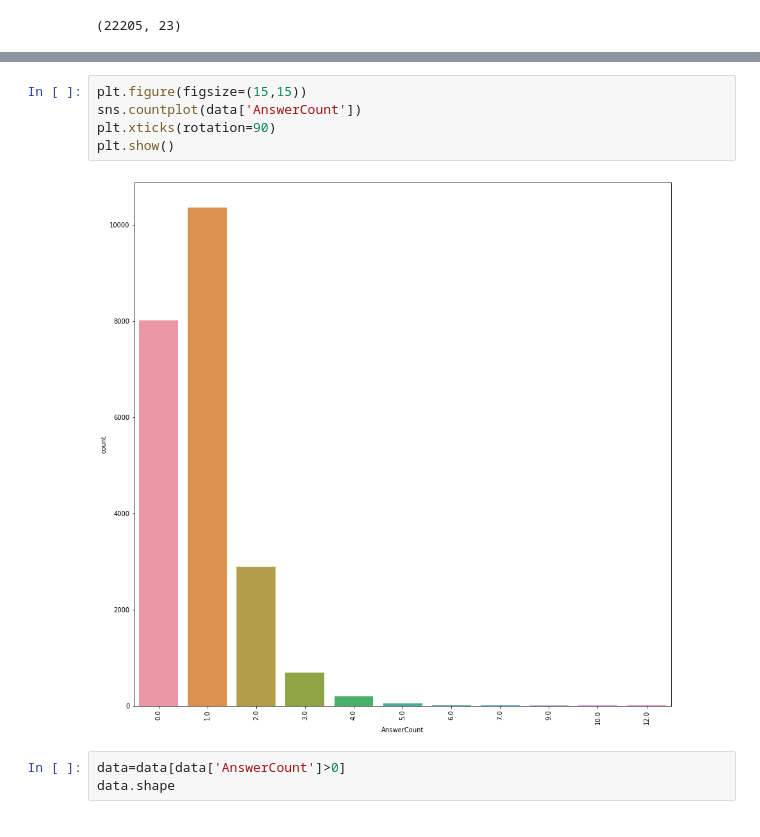
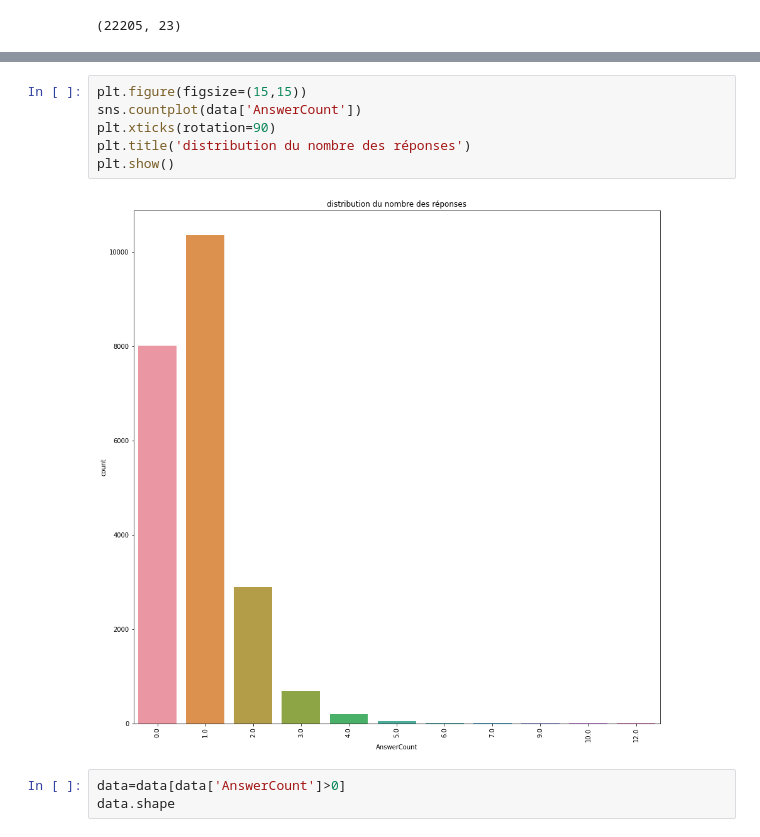
Before and after one commit to Farouk96/Predict_tags_question, a Jupyter notebook: Questions_tags_exploratoire.ipynb, the cells around one changed output, grey strips where cells are left out. Cells and saved outputs as stored; diff of their text form.

```diff
--- a/Questions_tags_exploratoire.ipynb
+++ b/Questions_tags_exploratoire.ipynb
@@ -115,10 +116,11 @@ data.head(1)
 # %%
 plt.figure(figsize=(15,15))
 sns.countplot(data['AnswerCount'])
 plt.xticks(rotation=90)
+plt.title('distribution du nombre des réponses')
 plt.show()
 # %% [output]
-[figure, old version]
+[figure, new version]
 # %%
 data=data[data['AnswerCount']>0]
 data.shape
```
Also changed, not shown: parts of 18 cells of this notebook.
